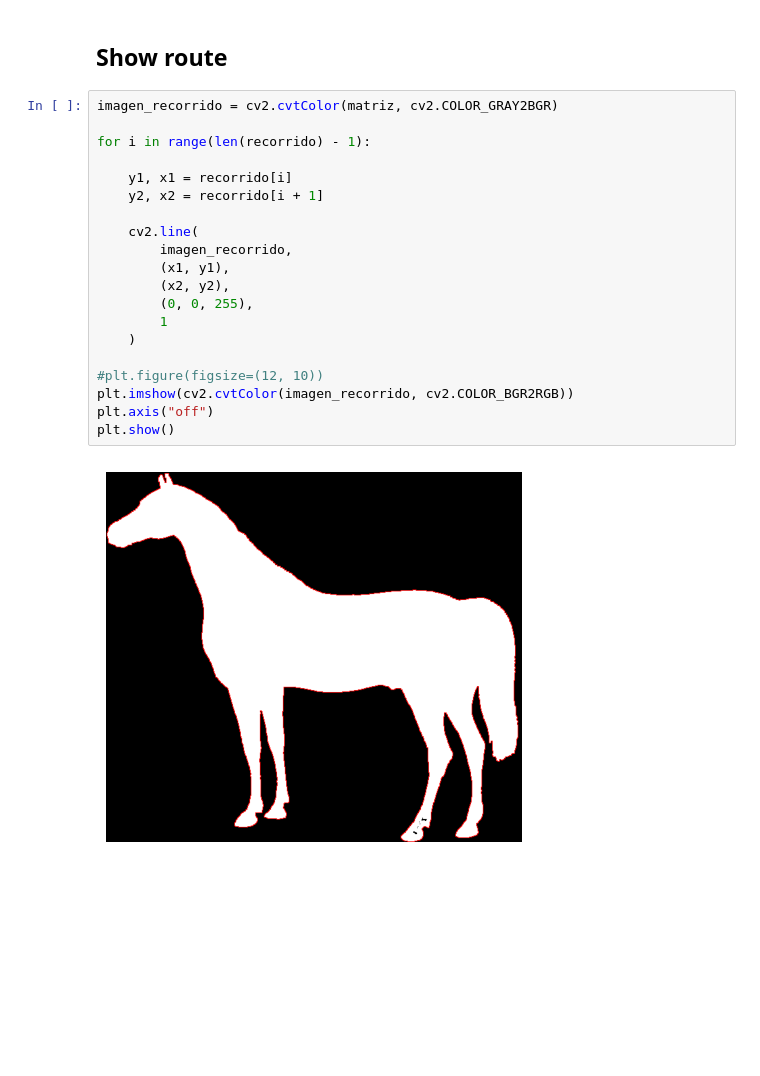
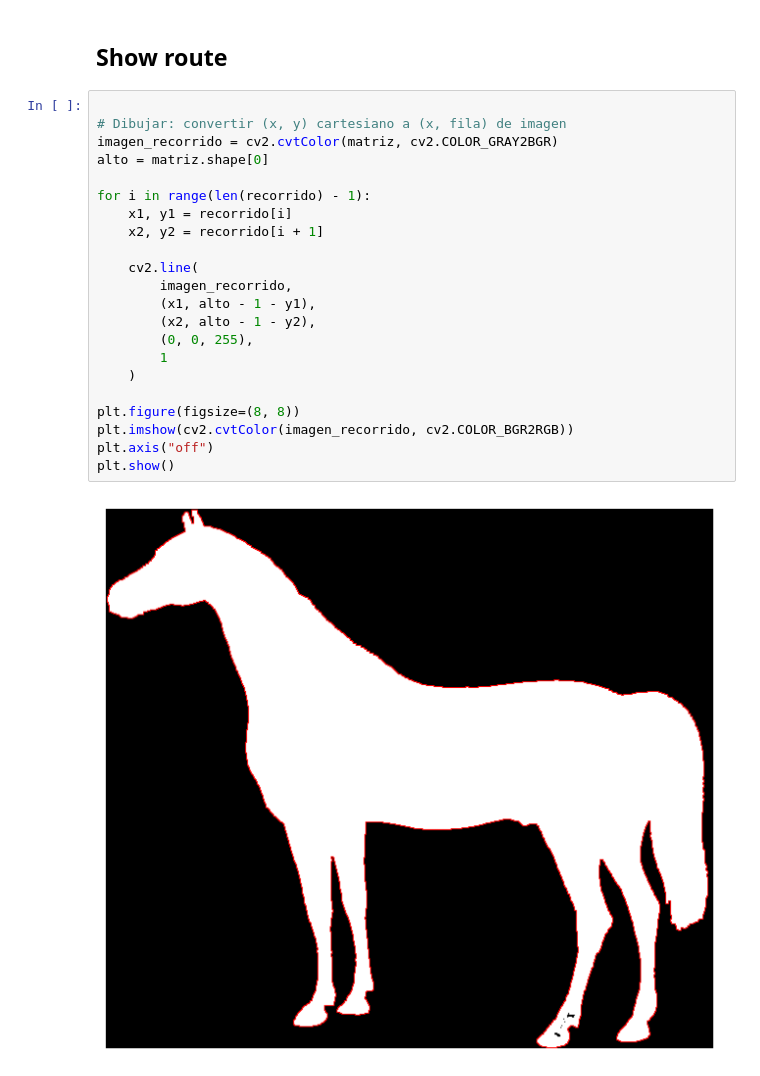
Before and after one commit to PurplePatch06/cc_methods, a Jupyter notebook: F4.ipynb, the cells around one changed output. Cells and saved outputs as stored; diff of their text form; blank space fills up the shorter version.

```diff
--- a/F4.ipynb
+++ b/F4.ipynb
@@ -158,24 +208,26 @@ Longitud: 4276
 # %% [markdown]
 ## Show route
 # %%
+
+# Dibujar: convertir (x, y) cartesiano a (x, fila) de imagen
 imagen_recorrido = cv2.cvtColor(matriz, cv2.COLOR_GRAY2BGR)
+alto = matriz.shape[0]
 
 for i in range(len(recorrido) - 1):
-
-    y1, x1 = recorrido[i]
-    y2, x2 = recorrido[i + 1]
+    x1, y1 = recorrido[i]
+    x2, y2 = recorrido[i + 1]
 
     cv2.line(
         imagen_recorrido,
-        (x1, y1),
-        (x2, y2),
+        (x1, alto - 1 - y1),
+        (x2, alto - 1 - y2),
         (0, 0, 255),
         1
     )
 
-#plt.figure(figsize=(12, 10))
+plt.figure(figsize=(8, 8))
 plt.imshow(cv2.cvtColor(imagen_recorrido, cv2.COLOR_BGR2RGB))
 plt.axis("off")
 plt.show()
 # %% [output]
-[figure, old version]
+[figure, new version]
```
Also changed, not shown: parts of 3 cells of this notebook, 2 other files.
